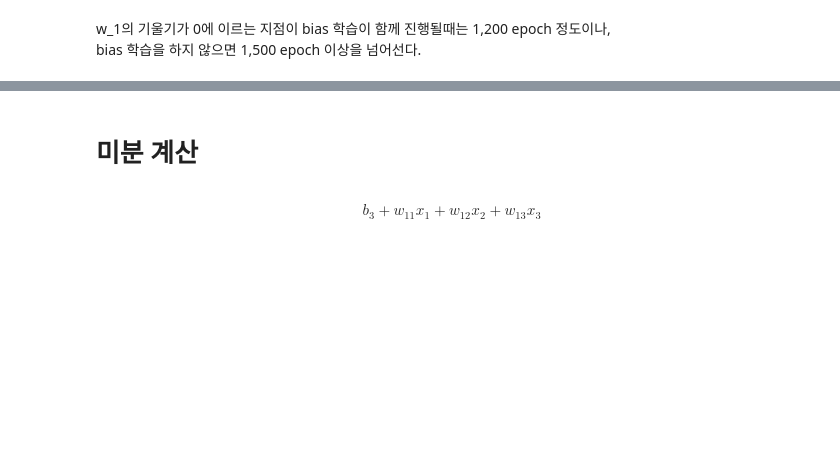
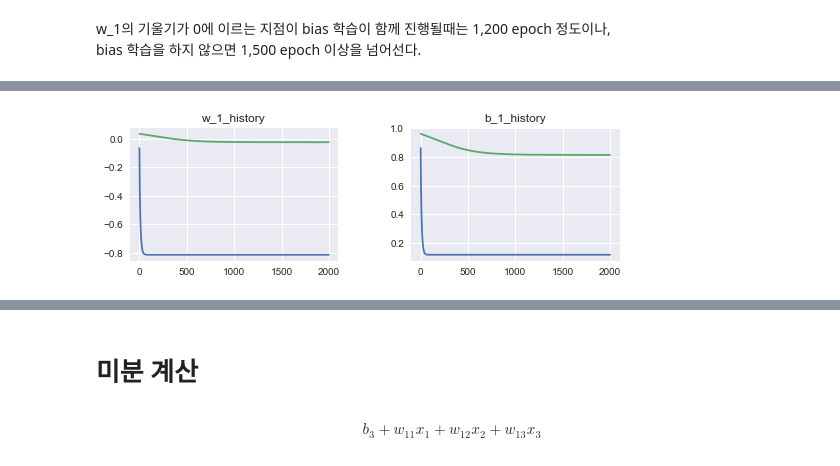
Before and after one commit to likejazz/jupyter-notebooks, a Jupyter notebook: backpropagation.ipynb, the cells around one changed output, grey strips where cells are left out. Cells and saved outputs as stored; diff of their text form; code cells hidden in the pictures; blank space fills up the shorter version.

```diff
--- a/backpropagation.ipynb
+++ b/backpropagation.ipynb
@@ -341,17 +377,17 @@ array([[ 0.15416284,  0.7400497 ,  0.26331502,  0.53373939,  0.01457496,
        [ 0.95018859,  0.76753812,  0.82497802,  0.40660907,  0.45135526,
          0.40044423,  0.99541926]])
 # %%
-# 실제 학습이 잘 되는지 확인
+# Adam 학습
 nn.__init__()
 
-nn.adam_w_1_history = []
-nn.adam_b_1_history = []
+adam_w_1_history = []
+adam_b_1_history = []
 
-for _ in range(3000):
-    nn.train()
+for _ in range(2000):
+    nn.train(adam)
 
-    nn.adam_w_1_history.append(nn.w_1[1][0])
-    nn.adam_b_1_history.append(nn.b_1[1][0])
+    adam_w_1_history.append(nn.w_1[1][0])
+    adam_b_1_history.append(nn.b_1[1][0])
 
 nn.query()
 nn.result()
@@ -360,0 +445,19 @@ nn.result()
+# %%
+plt.figure(1)
+
+plt.subplot(221)
+plt.plot(adam_w_1_history)
+plt.plot(w_1_history[0])
+plt.title("w_1_history")
+
+plt.subplot(222)
+plt.plot(adam_b_1_history)
+plt.plot(b_1_history)
+plt.title("b_1_history")
+
+plt.subplots_adjust(top=0.92, bottom=0.08, left=0.10, right=0.95, hspace=0.5, wspace=0.35)
+plt.show()
+
+# Adam의 학습 시간은 GD의 1/20 수준에 불과했다. 도달하는 값은 많이 다르다.
+# %% [output]
+[figure, added]
```
Also changed, not shown: parts of 15 cells of this notebook.
